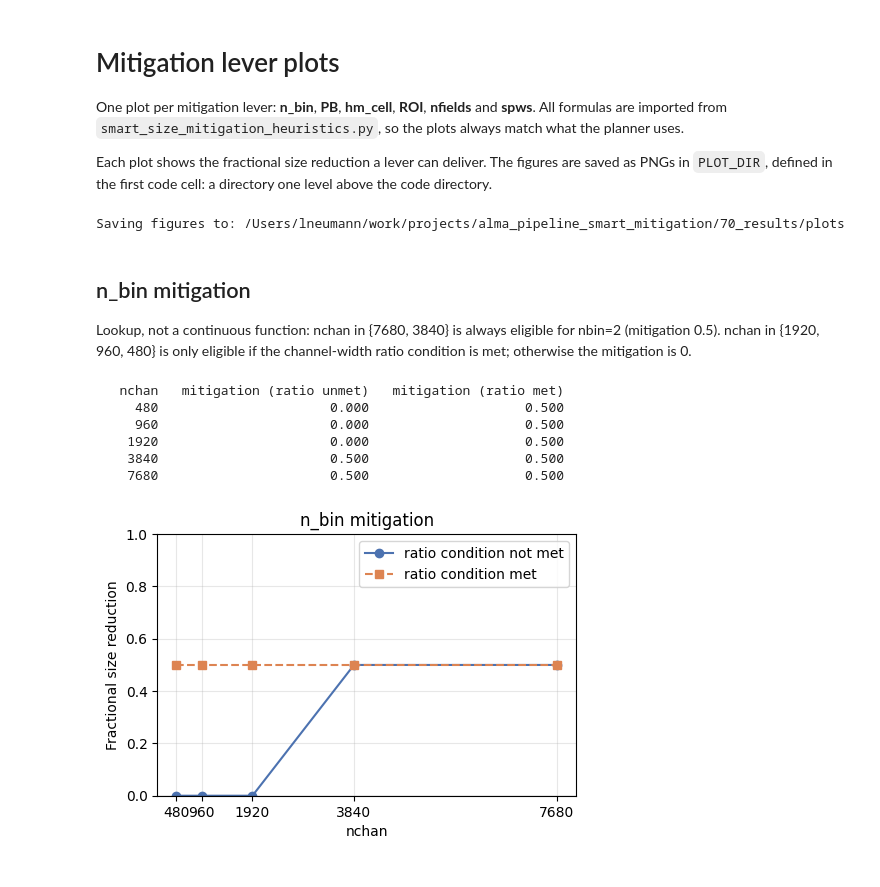
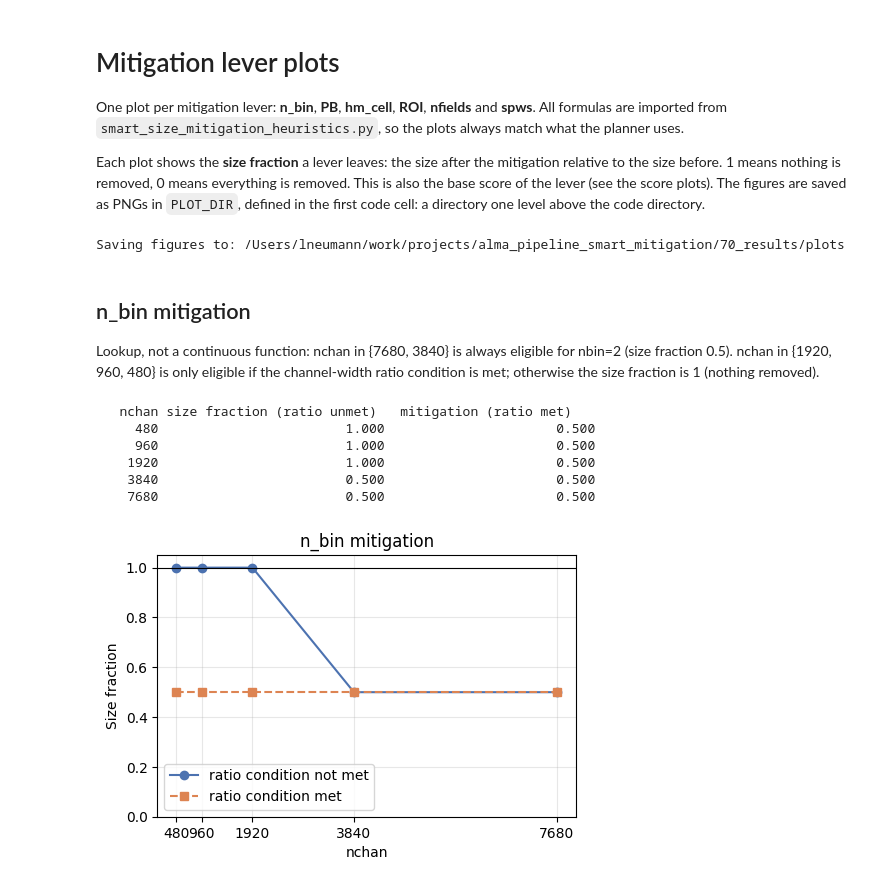
Before and after one commit to lukas-neumann-astro/alma_pipeline_smart_mitigation, a Jupyter notebook: diagnostic_plots_mitigation_sizes.ipynb, the cells around one changed output. Drawn from its saved outputs; the diff is of its cells as text; code cells hidden in the pictures.

```diff
--- a/diagnostic_plots_mitigation_sizes.ipynb
+++ b/diagnostic_plots_mitigation_sizes.ipynb
@@ -3,7 +3,7 @@
 
 One plot per mitigation lever: **n_bin**, **PB**, **hm_cell**, **ROI**, **nfields** and **spws**. All formulas are imported from `smart_size_mitigation_heuristics.py`, so the plots always match what the planner uses.
 
-Each plot shows the fractional size reduction a lever can deliver. The figures are saved as PNGs in `PLOT_DIR`, defined in the first code cell: a directory one level above the code directory.
+Each plot shows the **size fraction** a lever leaves: the size after the mitigation relative to the size before. 1 means nothing is removed, 0 means everything is removed. This is also the base score of the lever (see the score plots). The figures are saved as PNGs in `PLOT_DIR`, defined in the first code cell: a directory one level above the code directory.
 # %%
 from pathlib import Path
 
@@ -51,39 +51,39 @@ Saving figures to: /Users/lneumann/work/projects/alma_pipeline_smart_mitigation/
 # %% [markdown]
 ## n_bin mitigation
 
-Lookup, not a continuous function: nchan in {7680, 3840} is always eligible for nbin=2 (mitigation 0.5). nchan in {1920, 960, 480} is only eligible if the channel-width ratio condition is met; otherwise the mitigation is 0.
+Lookup, not a continuous function: nchan in {7680, 3840} is always eligible for nbin=2 (size fraction 0.5). nchan in {1920, 960, 480} is only eligible if the channel-width ratio condition is met; otherwise the size fraction is 1 (nothing removed).
 # %%
 eligible_nchans = [480, 960, 1920, 3840, 7680]
 
-mitigation_ratio_false = [mitigation_nbin(n, ratio_satisfied=False) for n in eligible_nchans]
-mitigation_ratio_true = [mitigation_nbin(n, ratio_satisfied=True) for n in eligible_nchans]
+size_fraction_ratio_false = [size_fraction_nbin(n, ratio_satisfied=False) for n in eligible_nchans]
+size_fraction_ratio_true = [size_fraction_nbin(n, ratio_satisfied=True) for n in eligible_nchans]
 
-print(f"{'nchan':>8} {'mitigation (ratio unmet)':>26} {'mitigation (ratio met)':>24}")
-for n, m_false, m_true in zip(eligible_nchans, mitigation_ratio_false, mitigation_ratio_true):
-    print(f"{n:>8} {m_false:>26.3f} {m_true:>24.3f}")
+print(f"{'nchan':>8} {'size fraction (ratio unmet)':>26} {'mitigation (ratio met)':>24}")
+for n, m_false, m_true in zip(eligible_nchans, size_fraction_ratio_false, size_fraction_ratio_true):
+    print(f"{n:>8} {m_false:>28.3f} {m_true:>26.3f}")
 
 fig, ax = plt.subplots(figsize=(5, 5/1.4))
-ax.plot(eligible_nchans, mitigation_ratio_false, marker="o", label="ratio condition not met", color="#4C72B0")
-ax.plot(eligible_nchans, mitigation_ratio_true, marker="s", linestyle="--", label="ratio condition met", color="#DD8452")
+ax.plot(eligible_nchans, size_fraction_ratio_false, marker="o", label="ratio condition not met", color="#4C72B0")
+ax.plot(eligible_nchans, size_fraction_ratio_true, marker="s", linestyle="--", label="ratio condition met", color="#DD8452")
 ax.set_xticks(eligible_nchans)
 ax.set_xlabel("nchan")
-ax.set_ylabel("Fractional size reduction")
+ax.set_ylabel("Size fraction")
 ax.set_title("n_bin mitigation")
-ax.set_ylim(0, 1)
-ax.axhline(0, color="black", linewidth=0.8)
+ax.set_ylim(0, 1.05)
+ax.axhline(1, color="black", linewidth=0.8)
 ax.legend()
 ax.grid(alpha=0.3)
 fig.tight_layout()
 fig.savefig(PLOT_DIR / "nbin_mitigation_sizes.png", dpi=150)
 plt.show()
 # %% [output]
-   nchan   mitigation (ratio unmet)   mitigation (ratio met)
-     480                      0.000                    0.500
-     960                      0.000                    0.500
-    1920                      0.000                    0.500
-    3840                      0.500                    0.500
-    7680                      0.500                    0.500
+   nchan size fraction (ratio unmet)   mitigation (ratio met)
+     480                        1.000                      0.500
+     960                        1.000                      0.500
+    1920                        1.000                      0.500
+    3840                        0.500                      0.500
+    7680                        0.500                      0.500
-[figure, old version]
+[figure, new version]
 # %% [markdown]
 ## PB mitigation
 
```
Also changed, not shown: parts of 11 cells of this notebook, 3 other files.
